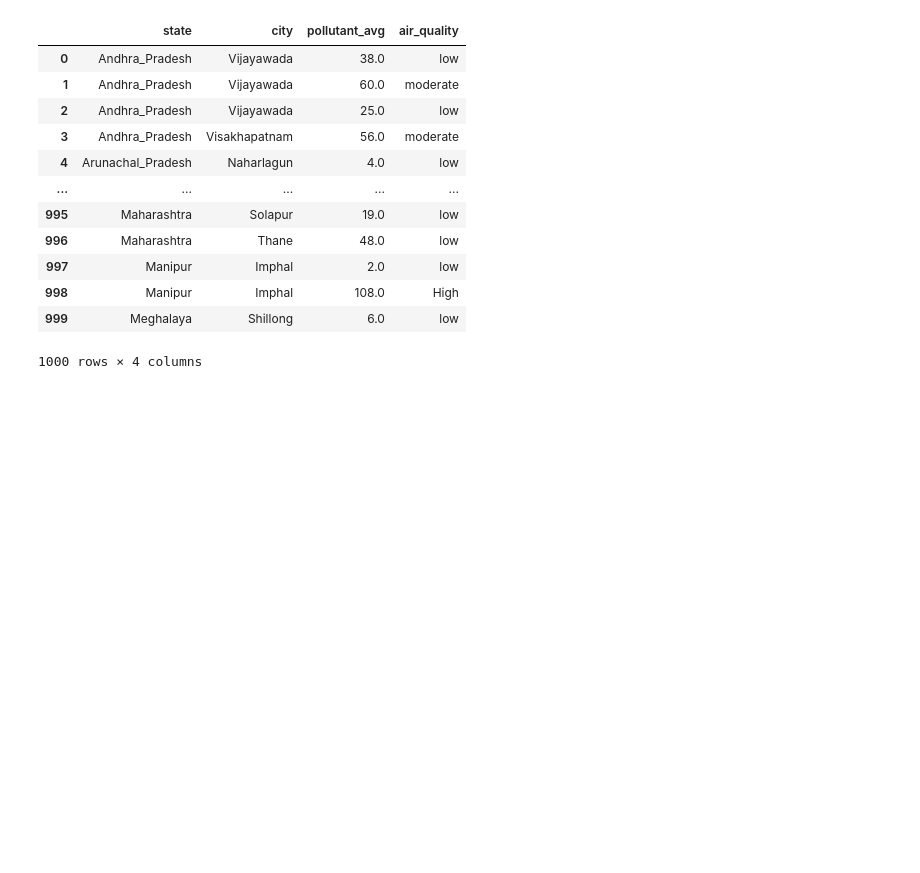
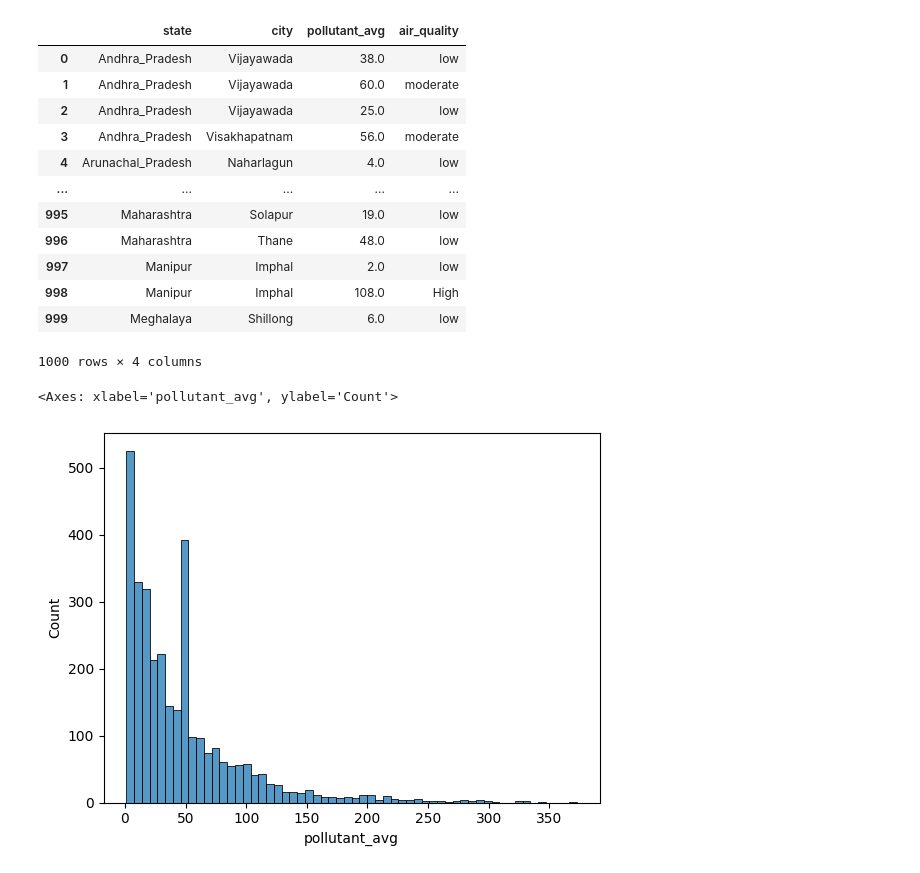
Before and after one commit to vineethreddy56/air_quality_index, a Jupyter notebook: air_quality_index.ipynb, the cells around one changed output. Cells and saved outputs as stored; diff of their text form; code cells hidden in the pictures; blank space fills up the shorter version.

```diff
--- a/air_quality_index.ipynb
+++ b/air_quality_index.ipynb
@@ -269,0 +272,5 @@ air_quality_data[['state','city','pollutant_avg','air_quality']].head(1000)
+# %%
+sn.histplot(air_quality_data['pollutant_avg'])
+# %% [output]
+<Axes: xlabel='pollutant_avg', ylabel='Count'>
+[figure, added]
```
Also changed, not shown: parts of 4 cells of this notebook.
